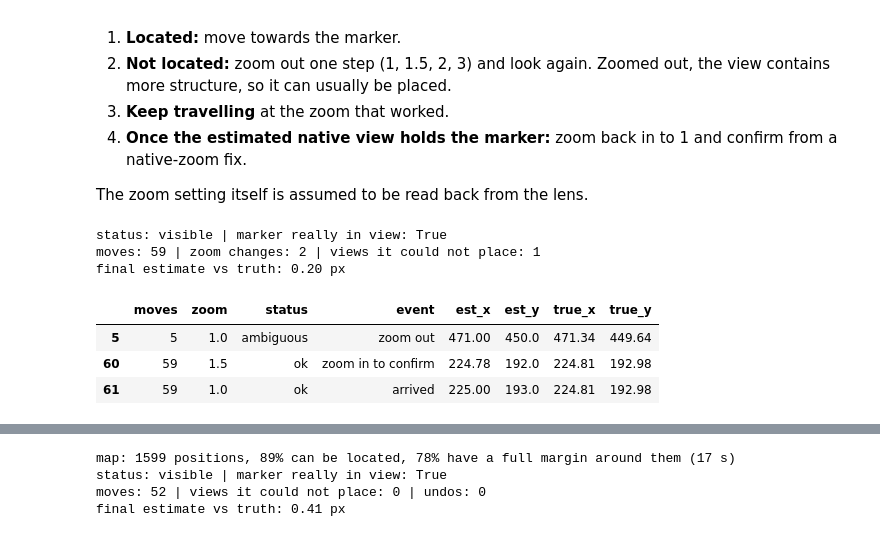
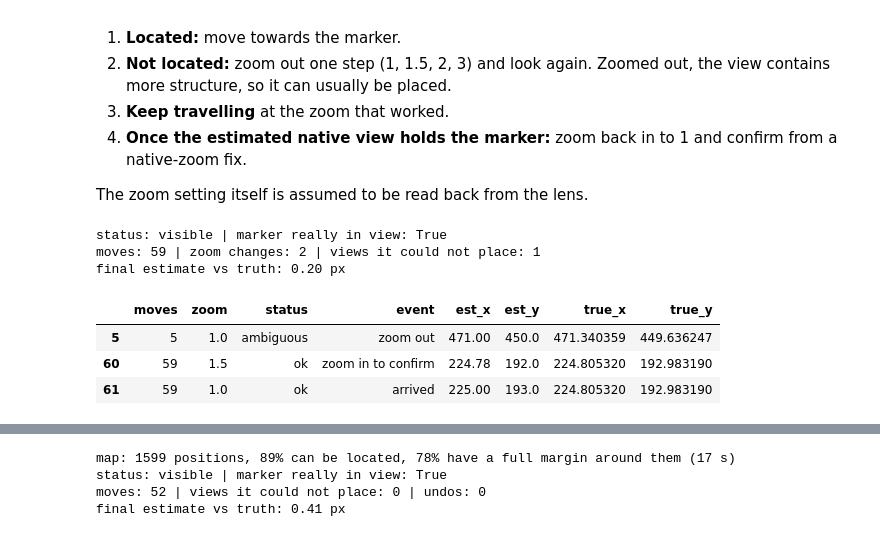
Before and after one commit to ard12/Aulespace, a Jupyter notebook: AULE_ComputerVisionChallenge/notebooks/05_closed_loop_crop_navigation.ipynb, the cells around one changed output, grey strips where cells are left out. Cells and saved outputs as stored; diff of their text form; code cells hidden in the pictures.

```diff
--- a/AULE_ComputerVisionChallenge/notebooks/05_closed_loop_crop_navigation.ipynb
+++ b/AULE_ComputerVisionChallenge/notebooks/05_closed_loop_crop_navigation.ipynb
@@ -166,7 +166,7 @@ loc_native = cl.Localizer(reference, VIEW)
 loc_padded = cl.Localizer(reference, VIEW, pad=PAD)
 
 def truly_visible(c):
-    return navigation.marker_visible(c.true_window(), ref_det, "auto")
+    return c.true_marker_visible(ref_det)  # evaluator only
 
 def show_paths(ax, cams_and_labels, title):
     viz.show(reference, title, ax=ax)
@@ -217,16 +217,17 @@ The zoom setting itself is assumed to be read back from the lens.
 # %%
 cam_zoom = cl.PanCamera(reference, START, VIEW, ppc, ERR, pad=PAD, max_zoom=3.0)
 r_zoom = cl.navigate_with_zoom(cam_zoom, loc_padded, ref_det, reference.shape, axis_first=True)
 print("status:", r_zoom.status, "| marker really in view:", truly_visible(cam_zoom))
 print("moves:", r_zoom.moves, "| zoom changes:", r_zoom.zoom_changes, "| views it could not place:", r_zoom.lost_views)
 print("final estimate vs truth: {:.2f} px".format(r_zoom.final_error_px(cam_zoom)))
-events = pd.DataFrame(r_zoom.log)
+# Join evaluator truth AFTER control, paired with the same captured frame.
+events = pd.concat([pd.DataFrame(r_zoom.log), pd.DataFrame(cam_zoom.observations)], axis=1)
 display(events[events.event != "move"][["moves", "zoom", "status", "event", "est_x", "est_y", "true_x", "true_y"]])
 # %% [output]
 status: visible | marker really in view: True
 moves: 59 | zoom changes: 2 | views it could not place: 1
 final estimate vs truth: 0.20 px
 |  | moves | zoom | status | event | est_x | est_y | true_x | true_y |
-| 5 | 5 | 1.0 | ambiguous | zoom out | 471.00 | 450.0 | 471.34 | 449.64 |
-| 60 | 59 | 1.5 | ok | zoom in to confirm | 224.78 | 192.0 | 224.81 | 192.98 |
-| 61 | 59 | 1.0 | ok | arrived | 225.00 | 193.0 | 224.81 | 192.98 |
+| 5 | 5 | 1.0 | ambiguous | zoom out | 471.00 | 450.0 | 471.340359 | 449.636247 |
+| 60 | 59 | 1.5 | ok | zoom in to confirm | 224.78 | 192.0 | 224.805320 | 192.983190 |
+| 61 | 59 | 1.0 | ok | arrived | 225.00 | 193.0 | 224.805320 | 192.983190 |
```
Also changed, not shown: parts of 7 cells of this notebook, 27 other files.
